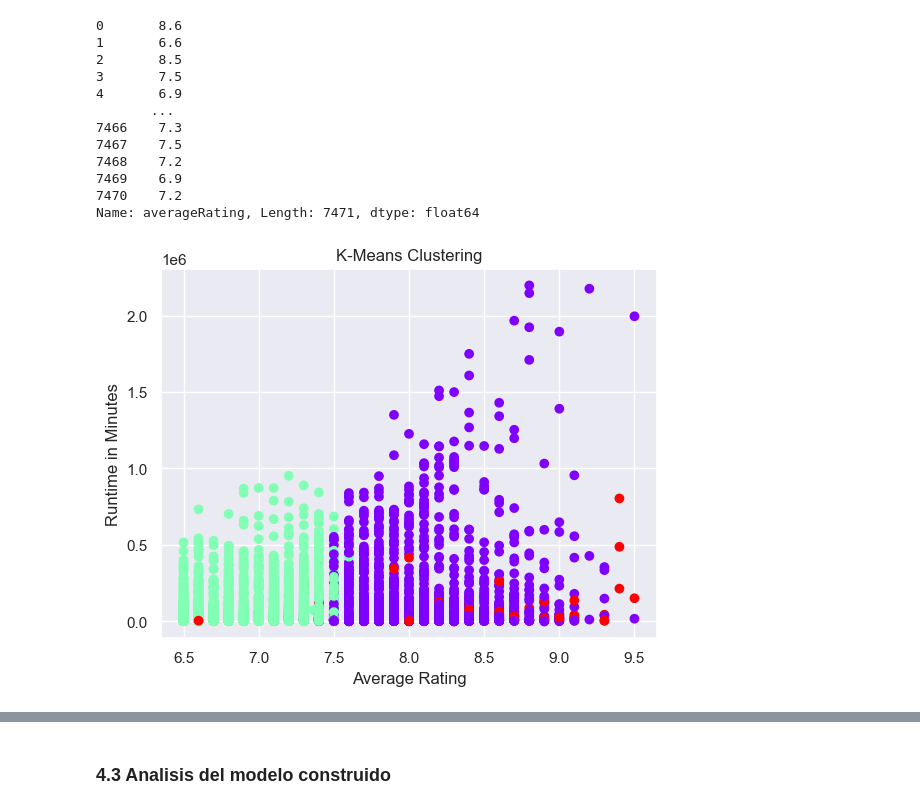
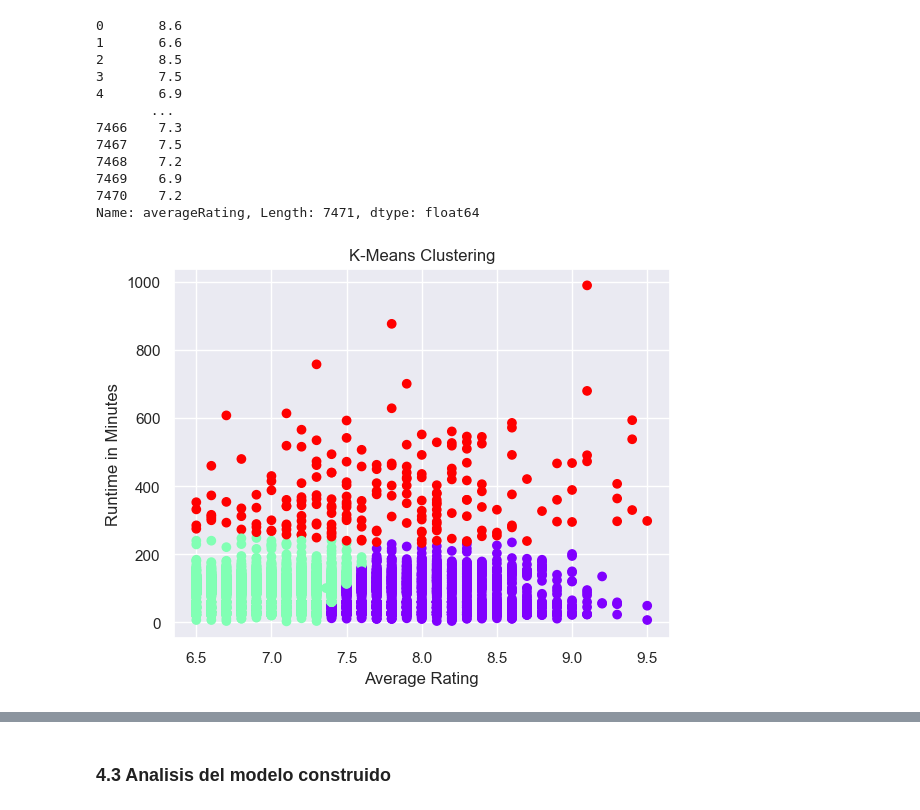
Before and after one commit to jf-garciam1/Lab-BI, a Jupyter notebook: Lab1.ipynb, the cells around one changed output, grey strips where cells are left out. Drawn from its saved outputs; the diff is of its cells as text; code cells hidden in the pictures.

```diff
--- a/Lab1.ipynb
+++ b/Lab1.ipynb
@@ -634,23 +634,23 @@ Name: averageRating, Length: 7471, dtype: float64
 # %%
 data = df_movies[['averageRating', 'newruntimeMinutes']]
 
 # Normalizar los datos utilizando StandardScaler
 scaler = StandardScaler()
 normalized_data = scaler.fit_transform(data)
 
 # Aplicar el algoritmo K-Means
 num_clusters = 3  # Define el número de clusters que deseas
 kmeans = KMeans(n_clusters=num_clusters, random_state=42)
 kmeans.fit(normalized_data)
 
 # Agregar las etiquetas de los clusters al DataFrame original
 df_movies['cluster_label'] = kmeans.labels_
 
 # Visualizar los resultados
-plt.scatter(df_movies['averageRating'], df_movies['numVotes'], c=df_movies['cluster_label'], cmap='rainbow')
+plt.scatter(df_movies['averageRating'], df_movies['newruntimeMinutes'], c=df_movies['cluster_label'], cmap='rainbow')
 plt.xlabel('Average Rating')
 plt.ylabel('Runtime in Minutes')
 plt.title('K-Means Clustering')
 plt.show()
 # %% [output]
-[figure, old version]
+[figure, new version]
```
Also changed, not shown: parts of 1 cell of this notebook.
